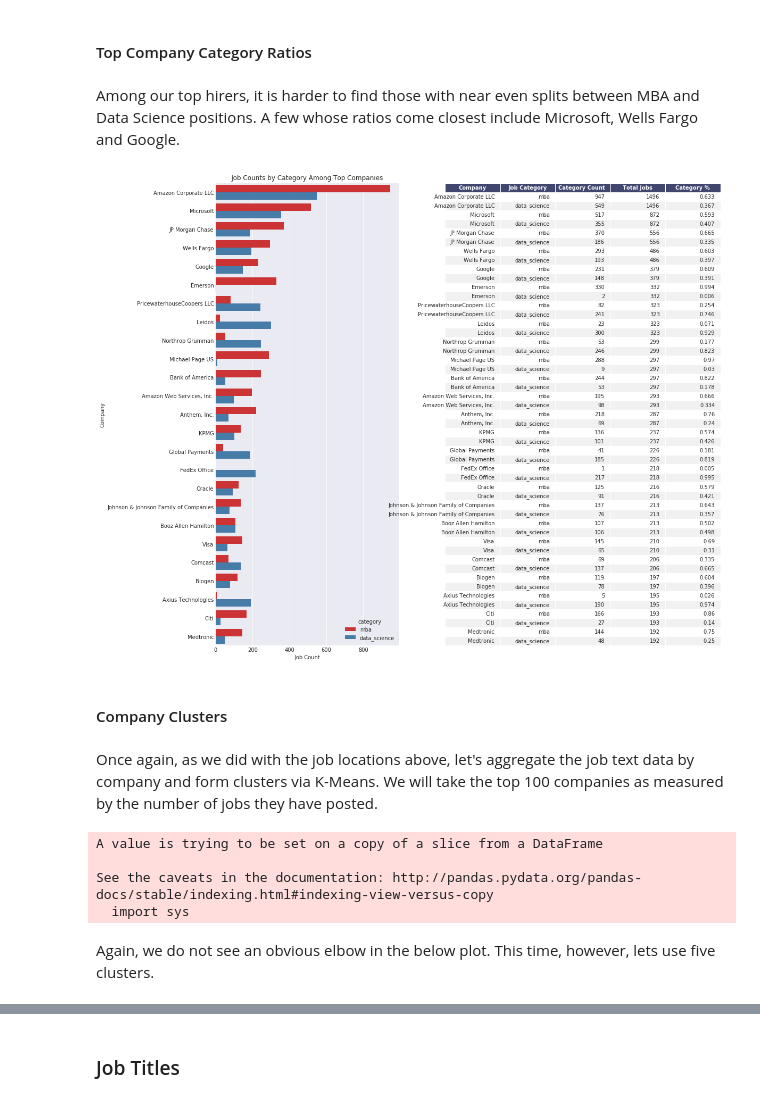
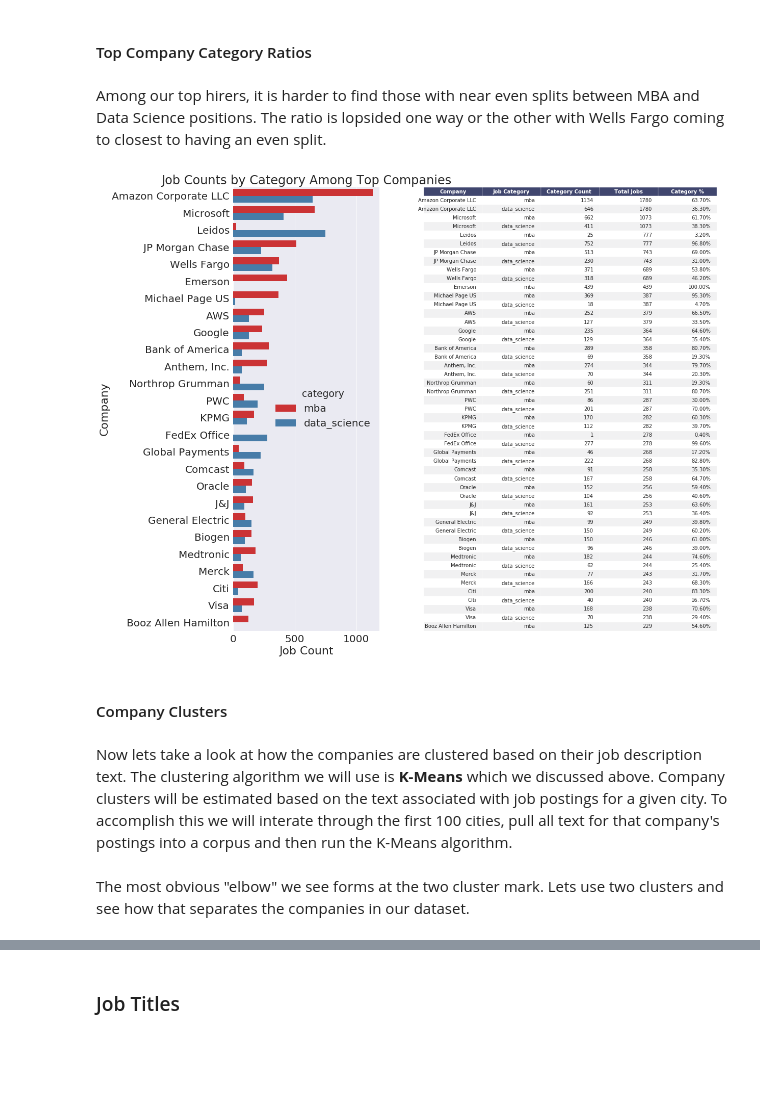
Before and after one commit to CollierKing/Classify_Jobs_Indeed, a Jupyter notebook: Jobs_Classification3.ipynb, the cells around one changed output, grey strips where cells are left out. Drawn from its saved outputs; the diff is of its cells as text; code cells hidden in the pictures; blank space fills up the shorter version.

```diff
--- a/Jobs_Classification3.ipynb
+++ b/Jobs_Classification3.ipynb
@@ -184,2 +154,3 @@ Job description data was collected from Indeed.com for most of the large cities
 # %%
-df_combined = pd.read_csv("https://raw.githubusercontent.com/CollierKing/Classify_Jobs_Indeed/master/indeed_jobs.csv",encoding = "ISO-8859-1")
+df_combined = pd.read_csv("https://raw.githubusercontent.com/CollierKing/Classify_Jobs_Indeed/master/indeed_jobs.csv",encoding = "utf-8")
+df_combined.groupby('category').size()
@@ -568,7 +822,7 @@ ax2 = plt.subplot(gs[1])
 ax2.axis('off')
 # col_width=20.0
 # row_height=2
-# font_size=10
+font_size=11
 header_color='#40466e'
 row_colors=['#f1f1f2', 'w']
 edge_color='w'
@@ -670,12 +846,0 @@ We see that the three clusters share many of the same words like 'degree','exper
-# %%
-for i in range(3):
-    cluster = top_locations[top_locations['cluster_num']==i]
-    result = Counter(" ".join(cluster["text"].values.tolist()).split(" "))
-    word_counts_cluster = pd.DataFrame.from_dict(result, orient='index').reset_index()
-    word_counts_cluster.columns = ['word','count']
-    word_counts_cluster.sort_values("count",ascending=False,inplace=True)
-    word_counts_cluster.reset_index(inplace=True)
-    k = i + 1
-    print("Top Words in Cluster %d" % k)
-    print(word_counts_cluster.head(10))
-    print()
@@ -887,7 +973,7 @@ combined_comps.head(20)
 # %% [markdown]
 #### Top Company Category Ratios
 # %% [markdown]
-Among our top hirers, it is harder to find those with near even splits between MBA and Data Science positions. A few whose ratios come closest include Microsoft, Wells Fargo and Google.
+Among our top hirers, it is harder to find those with near even splits between MBA and Data Science positions. The ratio is lopsided one way or the other with Wells Fargo coming to closest to having an even split.
 # %%
 company_list_ratio = pd.DataFrame(df_combined
                                .groupby(['Company','category'])
@@ -900,4 +986,9 @@ company_list_ratio['cat_pct'] = company_list_ratio['cat_count']/company_list_rat
 company_list_ratio = company_list_ratio.sort_values(['tot_count','Company','category'],ascending=False)
 company_list_ratio = company_list_ratio.head(50)
 df1 = pd.DataFrame(company_list_ratio.head(50))
-df1['cat_pct'] = round(df1['cat_pct'],3)
+df1['cat_pct'] = 100*round(df1['cat_pct'],3)
+df1['cat_pct'] = df1['cat_pct'].map('{:,.2f}%'.format)
+#Abbreviations for chart
+df1['Company'] = np.where(df1['Company']=="Amazon Web Services, Inc.","AWS",df1['Company'])
+df1['Company'] = np.where(df1['Company']=="PricewaterhouseCoopers LLC","PWC",df1['Company'])
+df1['Company'] = np.where(df1['Company']=="Johnson & Johnson Family of Companies","J&J",df1['Company'])
@@ -920,55 +999,49 @@ from matplotlib import gridspec
 import seaborn as sns
 
 fig = plt.figure(figsize=(17,16))
-gs = gridspec.GridSpec(1, 2, width_ratios=[4, 6])
+gs = gridspec.GridSpec(1, 2, width_ratios=[3, 6])
 
 ax1 = plt.subplot(gs[0])
-# current_palette_7 = sns.color_palette("Set1", 2)
-# sns.set_palette(current_palette_7)
-# sns.barplot(y='Location', x='cat_count', hue="category", data=city_list_ratio, ax=ax1,linewidth=2.5);
-# sns.despine(left=True, bottom=True)
-# ax1.set(xlabel='Job Count', ylabel='City');
-# ax1.set_title('Job Counts by Category Among Top Cities')
 
 current_palette_7 = sns.color_palette("Set1", 2)
 sns.set_palette(current_palette_7)
 sns.barplot(y='Company', x='cat_count', hue="category", data=company_list_ratio, ax=ax1,linewidth=2.5);
 sns.despine(left=True, bottom=True)
 ax1.set(xlabel='Job Count', ylabel='Company');
 ax1.set_title('Job Counts by Category Among Top Companies')
 
 ax2 = plt.subplot(gs[1])
 ax2.axis('off')
 # col_width=20.0
 # row_height=2
-# font_size=10
+font_size=10
 header_color='#40466e'
 row_colors=['#f1f1f2', 'w']
 edge_color='w'
 bbox=[0, 0, 1, 1]
 header_columns=0
 
 mpl_table = ax2.table(cellText = df1.values,
                       bbox=bbox, colLabels=['Company','Job Category','Category Count ','Total Jobs','Category %'])
 
 mpl_table.auto_set_font_size(False)
 mpl_table.set_fontsize(font_size)
 
 for k, cell in six.iteritems(mpl_table._cells):
     cell.set_edgecolor(edge_color)
     if k[0] == 0 or k[1] < header_columns:
         cell.set_text_props(weight='bold', color='w', wrap=True)
         cell.set_facecolor(header_color)
     else:
         cell.set_facecolor(row_colors[k[0]%len(row_colors) ])
 # %% [output]
-[figure, old version]
+[figure, new version]
 # %% [markdown]
 #### Company Clusters
-# %% [markdown]
-Once again, as we did with the job locations above, let's aggregate the job text data by company and form clusters via K-Means. We will take the top 100 companies as measured by the number of jobs they have posted.
+# %% [markdown]
+Now lets take a look at how the companies are clustered based on their job description text.  The clustering algorithm we will use is **K-Means** which we discussed above.  Company clusters will be estimated based on the text associated with job postings for a given city.  To accomplish this we will interate through the first 100 cities, pull all text for that company's postings into a corpus and then run the K-Means algorithm.
 # %%
-top_companies = pd.DataFrame(df_combined.groupby("Company").size().sort_values(ascending=False)[:100])
+top_companies = pd.DataFrame(df_combined_clean.groupby("Company").size().sort_values(ascending=False)[:100])
 top_companies.reset_index(inplace=True)
 top_companies.columns = ["Company","Count"]
 top_companies['text'] = ""
@@ -978,11 +1051,6 @@ for idx, row in top_companies.iterrows():
                                            top_companies['Company'][idx]]['Snippet'].values
 
 top_companies['text'] = top_companies['text'].astype(str)
-# %% [output]
-A value is trying to be set on a copy of a slice from a DataFrame
-
-See the caveats in the documentation: http://pandas.pydata.org/pandas-docs/stable/indexing.html#indexing-view-versus-copy
-  import sys
 # %%
 from sklearn.pipeline import Pipeline
 from sklearn.feature_extraction.text import CountVectorizer
@@ -1002,8 +1067,8 @@ for i in range(1,20):
                max_iter=1000,random_state=99)
     km.fit(tfidf_dat)
     distortions.append(km.inertia_)
-# %% [markdown]
-Again, we do not see an obvious elbow in the below plot.  This time, however, lets use five clusters.
+# %% [markdown]
+The most obvious "elbow" we see forms at the two cluster mark.  Lets use two clusters and see how that separates the companies in our dataset.
 # %%
 %matplotlib inline
 
```
Also changed, not shown: parts of 441 cells of this notebook, 2 other files.
